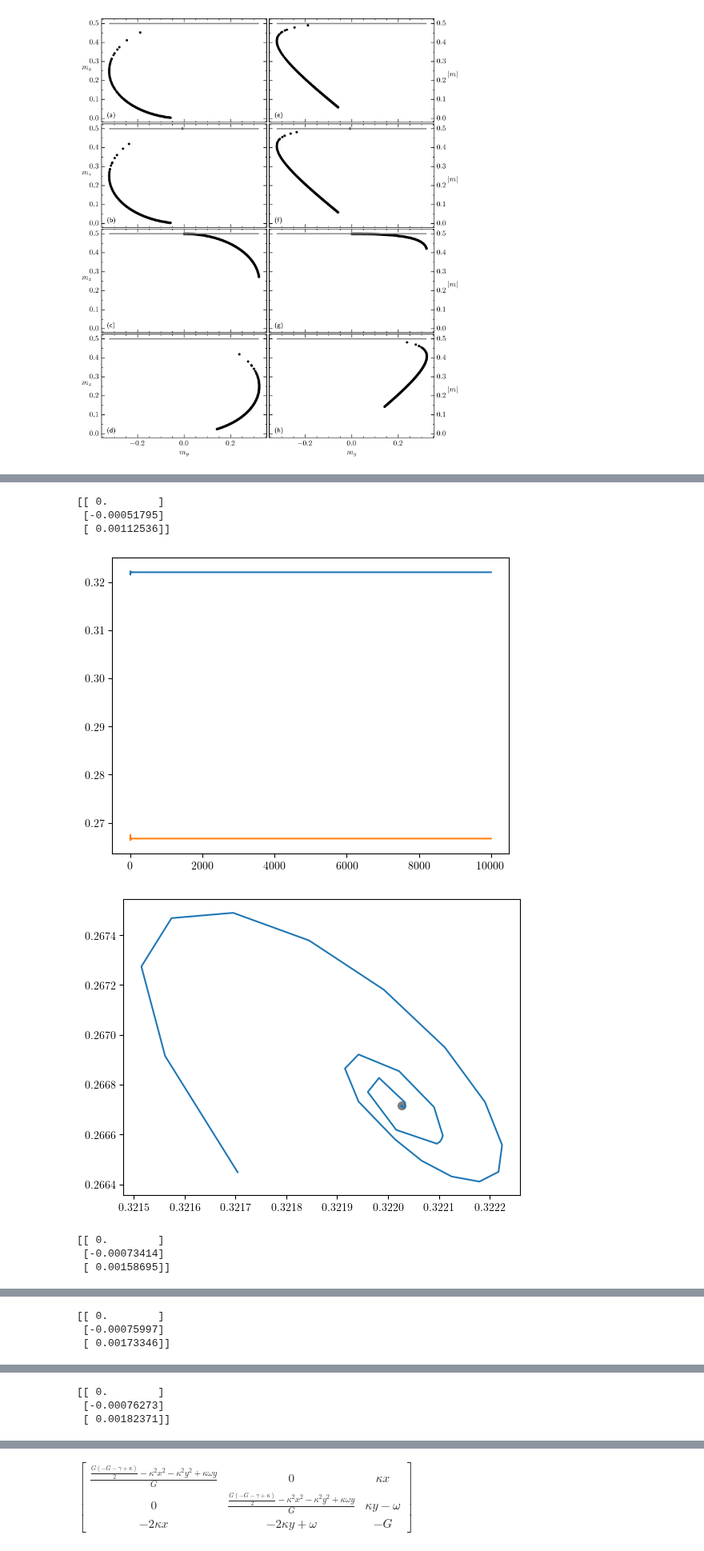
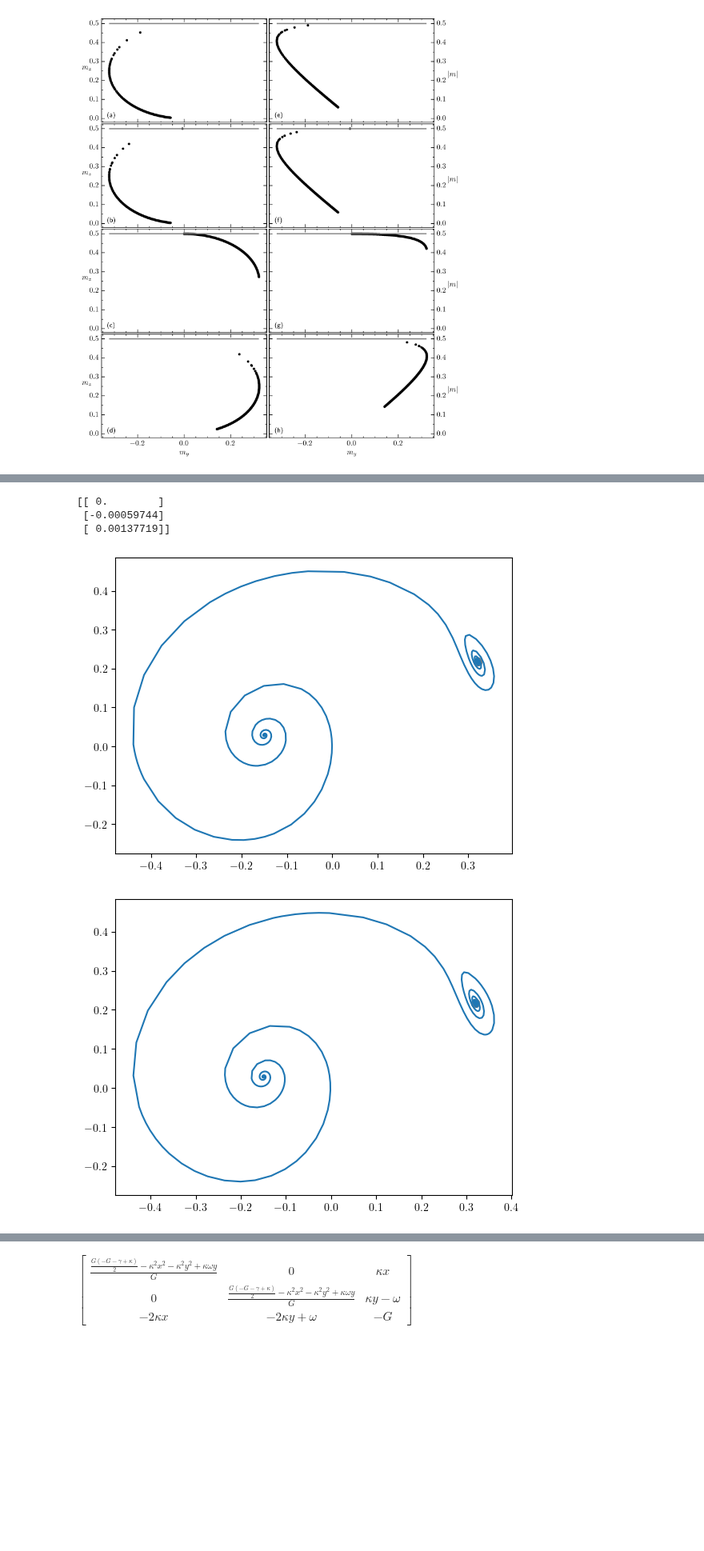
Before and after one commit to ChriGomm/Bachelor_sympy, a Jupyter notebook: sign_lam.ipynb, the cells around one changed output, grey strips where cells are left out. Shown at 80% size. Saved outputs shown, nothing was run; the diff lists cells and outputs as text; code cells hidden in the pictures; blank space fills up the shorter version.

```diff
--- a/sign_lam.ipynb
+++ b/sign_lam.ipynb
@@ -526,7 +526,8 @@ setup.fig_height=20.6*cm #29.1*cm
 setup.DEFAULT_HEAT_EXTEND = (-0.5,64.5,39.5,-0.5)
 fig, ax = setup.return_fig(shape=(3,2),dots_per_inch=600)
 # plotstruct = [[sqrt_interior[:,:,0],sqrt_interior[:,:,1],sqrt_interior[:,:,2]],[q[:,:,0],q[:,:,1],q[:,:,2]]]
-plotstruct = [[np.imag(num_eig[:,:,2,1]).astype(np.float64),np.real(num_eig[:,:,2,1]).astype(np.float64),np.real(num_eig[:,:,2,2]).astype(np.float64)],[sqrt_interior[:,:,2],p[:,:,2],q[:,:,2]]]
+# plotstruct = [[np.imag(num_eig[:,:,2,1]).astype(np.float64),np.real(num_eig[:,:,2,1]).astype(np.float64),np.real(num_eig[:,:,2,2]).astype(np.float64)],[sqrt_interior[:,:,2],p[:,:,2],q[:,:,2]]]
+plotstruct = [[np.imag(num_eig[:,:,1,0]).astype(np.float64),np.real(num_eig[:,:,0,1]).astype(np.float64),np.real(num_eig[:,:,2,2]).astype(np.float64)],[sqrt_interior[:,:,2],p[:,:,2],q[:,:,2]]]
 # plotstruct = [[sqrt_interior[:,:,1],p[:,:,1],q[:,:,1]],[sqrt_interior[:,:,2],p[:,:,2],q[:,:,2]]]
 # title = [[r'(a) $\tilde{q}$ for smallest $m_y$',r'(b) $\tilde{q}$ for middle $m_y$',r'(c) $\tilde{q}$ for largest $m_y$'],[r'(d) $p$ for smallest $m_y$',r'(e) $p$ for middle $m_y$',r'(f) $p$ for largest $m_y$']]
 title = [[r'(a) sign$(\tilde{q})$ for middle $m_y$',r'(b) sign$(p)$ for middle $m_y$',r'(c) sign$(q)$ for middle $m_y$'],[r'(d) sign$(\tilde{q})$ for largest $m_y$',r'(e) sign$(p)$ for largest $m_y$',r'(f) sign$(q)$ for largest $m_y$']]
@@ -593,13 +574,26 @@ mask = p*q
 area_kw = []
 area_roots = []
 axis = 2
+imag= np.zeros((root.shape[0],root.shape[1]))
+eig_numb =0
 for i in range(len(k)):
     for j in range(len(w)):
         if mask[i,j,axis]<0 and mask[i,j,axis]!=np.nan and i>j and p[i,j,axis]<0:
-            print(p[i,j,axis],q[i,j,axis],sqrt_interior[i,j,axis])
+            # print(p[i,j,axis],q[i,j,axis],sqrt_interior[i,j,axis])
             if (sqrt_interior[i,j,axis]>=0):
-                print((-p[i,j,axis]+np.sqrt(sqrt_interior[i,j,axis])),i,j)
+                pass
+                # print((-p[i,j,axis]+np.sqrt(sqrt_interior[i,j,axis])),i,j)
+            # area_kw.append([k[i],w[j]])
+            # area_roots.append(root[i,j,axis])
+        if np.real(num_eig[i,j,2,eig_numb])>=0 and i>j:
             area_kw.append([k[i],w[j]])
             area_roots.append(root[i,j,axis])
+        if np.imag(num_eig[i,j,2,eig_numb])<=0 and i>j:
+            # print(np.imag(num_eig[i,j,2,eig_numb]))
+            imag[i,j] = np.imag(num_eig[i,j,2,eig_numb])
+        else:
+            imag[i,j] = np.nan
+
+
 area_kw=np.array(area_kw)
 area_roots = np.array(area_roots)
@@ -954,45 +951,66 @@ gl = Matrix([glx,gly,glz])
 jac_gl = gl.jacobian([m[0],m[1],m[2]])
 gl_np = lambdify([t,m,omega,kappa,G,gamma],gl)
 jac_gl_np = lambdify([t,m,omega,kappa,G,gamma],jac_gl)
 gl_np(0,[0,2,1],1,1/2,0.2,1), jac_gl_np(0,[0,2,1],1,1/2,0.2,1)
 from scipy.integrate import solve_ivp
 mz= 1/2 - 1/G*(kappa*(m[0]**2+m[1]**2)-omega*m[1])
 jac_gl = simplify(expand(jac_gl.subs(z,mz)))
 # jac_gl
 # kap = 2.7
 # omg = 0.7
 
 # for index in range(35,45):#len(area_roots),5):
-for index in range(0,len(area_roots),100):
+for index in range(30,len(area_roots),400):
 
     arguments = [area_kw[index,1],area_kw[index,0],Gam,sgam]
     rl = root_scalar(Foriginal,args=(area_kw[index,1],area_kw[index,0],Gam,sgam),method='brentq',bracket=(maxF(area_kw[index,1],area_kw[index,0],Gam,sgam),1))
-    # rl = root_scalar(Foriginal,args=(area_kw[index,1],area_kw[index,0],Gam,sgam),method='brentq',bracket=(minF(area_kw[index,1],area_kw[index,0],Gam,sgam),maxF(area_kw[index,1],area_kw[index,0],Gam,sgam)))
+    rm = root_scalar(Foriginal,args=(area_kw[index,1],area_kw[index,0],Gam,sgam),method='brentq',bracket=(minF(area_kw[index,1],area_kw[index,0],Gam,sgam),maxF(area_kw[index,1],area_kw[index,0],Gam,sgam)))
     # print(r)
     r0 = root_scalar(Foriginal,args=(area_kw[index,1],area_kw[index,0],Gam,sgam),method='brentq',bracket=(-1,minF(area_kw[index,1],area_kw[index,0],Gam,sgam)))
     msol0= np.array([0,r0.root,m_z(r0.root,area_kw[index,1],area_kw[index,0],Gam)])
+    msolm= np.array([0,rm.root,m_z(rm.root,area_kw[index,1],area_kw[index,0],Gam)])
+
     msoll= np.array([0,rl.root,m_z(rl.root,area_kw[index,1],area_kw[index,0],Gam)])
     msol2= np.array([0,area_roots[index],m_z(area_roots[index],area_kw[index,1],area_kw[index,0],Gam)])*0.999#+0.1*np.array([0,-1,0])
     print(gl_np(0,msol2,area_kw[index,1],area_kw[index,0],Gam,sgam))
-    traj = solve_ivp(gl_np,(0,10000),msol2,'LSODA',args=arguments)
-    plt.figure()
+    traj = solve_ivp(gl_np,(0,150),msol2,'LSODA',args=arguments)
+    # plt.figure()
     # plt.plot(traj.t,traj.y[0])
-    plt.plot(traj.t,traj.y[1])
-    plt.plot(traj.t,traj.y[2])
+    # plt.plot(traj.t,traj.y[1])
+    # plt.plot(traj.t,traj.y[2])
     # plt.legend(['x','y','z'])
-    plt.show()
+    # plt.show()
     plt.figure()
     plt.plot(traj.y[1],traj.y[2])
-    # plt.scatter(msol2[1],msol2[2],s=50)
+    plt.scatter(msol2[1],msol2[2],s=50)
     # plt.scatter(msol0[1],msol0[2],s=50,color='0')
     plt.scatter(msoll[1],msoll[2],s=50,color='0.5')
     plt.show()
+    traj = solve_ivp(gl_np,(0,120),msol2,'LSODA',args=arguments)
+    plt.figure()
+    plt.plot(traj.y[1],traj.y[2])
+    plt.scatter(msol2[1],msol2[2],s=50)
+    # plt.scatter(msol0[1],msol0[2],s=50,color='0')
+    plt.scatter(msoll[1],msoll[2],s=50,color='0.5')
+    plt.show()
+    traj = solve_ivp(gl_np,(0,80),msol2,'LSODA',args=arguments)
+    plt.figure()
+    plt.plot(traj.y[1],traj.y[2])
+    plt.scatter(msol2[1],msol2[2],s=50)
+    # plt.scatter(msol0[1],msol0[2],s=50,color='0')
+    plt.scatter(msoll[1],msoll[2],s=50,color='0.5')
+    plt.show()
+    traj = solve_ivp(gl_np,(0,80),msol2,'LSODA',args=arguments)
+    plt.figure()
+    plt.plot(traj.y[1],traj.y[2])
+    plt.scatter(msol2[1],msol2[2],s=50)
+    # plt.scatter(msol0[1],msol0[2],s=50,color='0')
+    plt.scatter(msoll[1],msoll[2],s=50,color='0.5')
+    plt.show()
+    break
 # %% [output]
 [[ 0.        ]
- [-0.00051795]
- [ 0.00112536]]
+ [-0.00059744]
+ [ 0.00137719]]
-[figure, old version]
+[figure, new version]
-[figure, old version]
+[figure, new version]
-[[ 0.        ]
- [-0.00073414]
- [ 0.00158695]]
@@ -1001,3 +1018,0 @@ for index in range(0,len(area_roots),100):
-[[ 0.        ]
- [-0.00075997]
- [ 0.00173346]]
@@ -1006,3 +1018,0 @@ for index in range(0,len(area_roots),100):
-[[ 0.        ]
- [-0.00076273]
- [ 0.00182371]]
```
Also changed, not shown: parts of 7 cells of this notebook, 1 other file.
